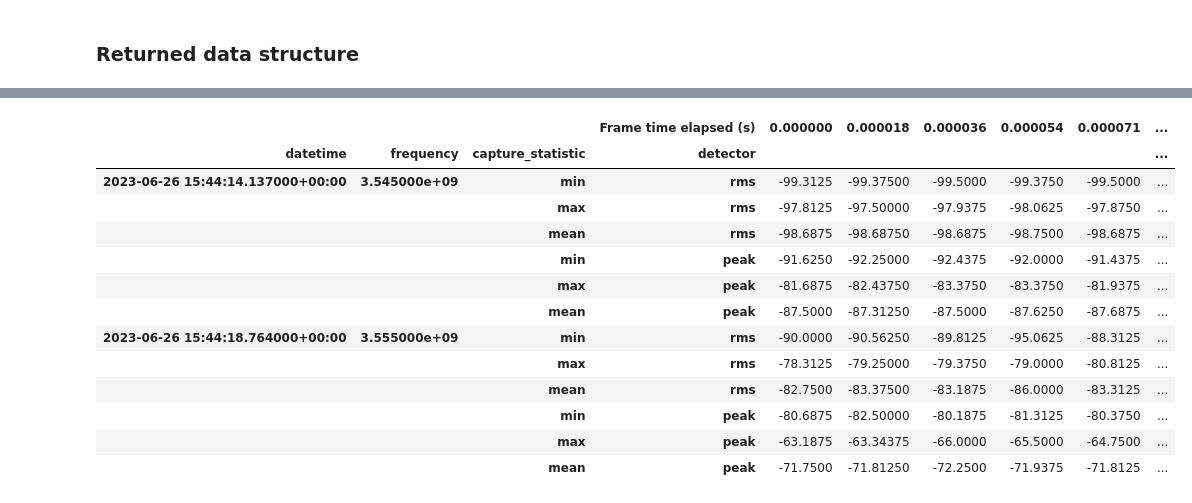
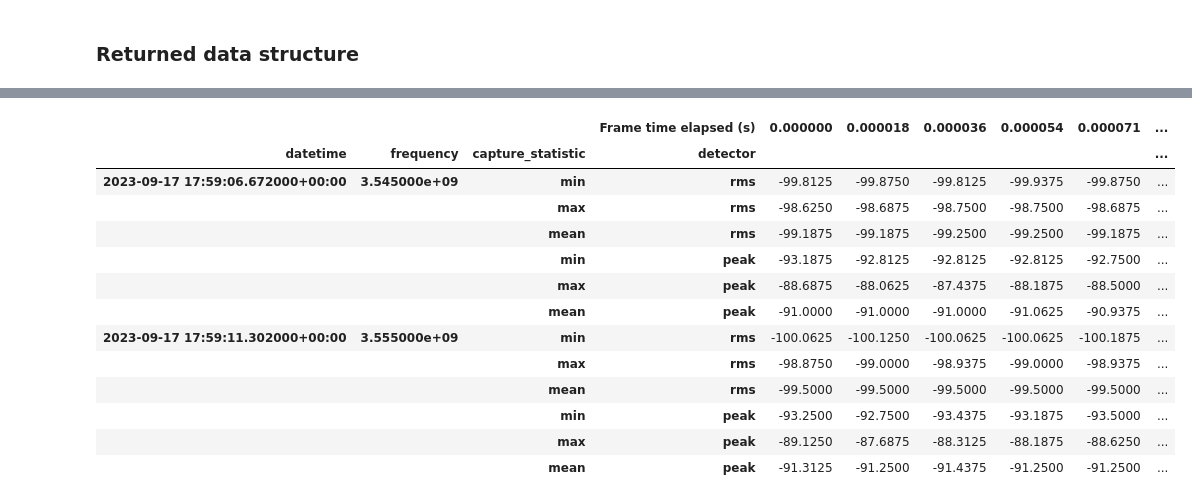
Before and after one commit to usnistgov/nasctn-sea-ingest, a Jupyter notebook: demos/read_seamf.ipynb, the cells around one changed output, grey strips where cells are left out. Drawn from its saved outputs; the diff is of its cells as text; code cells hidden in the pictures.

```diff
--- a/demos/read_seamf.ipynb
+++ b/demos/read_seamf.ipynb
@@ -21,10 +21,11 @@ meta3 = sea_ingest.read_seamf_meta(data_path/'example_v3.sigmf', tz="America/New
 dfs3 = sea_ingest.read_seamf(data_path/'example_v3.sigmf', tz="America/New_York")
 dfs4 = sea_ingest.read_seamf(data_path/'example_v4.sigmf') # timezone can be automatically identified from v4 onward
 dfs5 = sea_ingest.read_seamf(data_path/'example_v5.sigmf')
+dfs6 = sea_ingest.read_seamf(data_path/'example_v6.sigmf')
 
 # # some alternative loading options
-arrs5 = sea_ingest.read_seamf(data_path/'example_v5.sigmf', container_cls=np.ndarray, tz="America/New_York")
-data5, meta5 = sea_ingest.read_seamf(data_path/'example_v5.sigmf', force_loader_cls=bytes, tz="America/New_York")
+arrs6 = sea_ingest.read_seamf(data_path/'example_v6.sigmf', container_cls=np.ndarray, tz="America/Denver")
+data6, meta6 = sea_ingest.read_seamf(data_path/'example_v6.sigmf', force_loader_cls=bytes, tz="America/Denver")
 # %% [markdown]
 ### Index name and order consistency check
 # %%
@@ -212,20 +201,20 @@ from matplotlib import pyplot as plt
 # %%
-dfs5['pfp'].head(12).iloc[:,:6]
+dfs6['pfp'].head(12).iloc[:,:6]
 # %% [output]
 |  |  |  | Frame time elapsed (s) | 0.000000 | 0.000018 | 0.000036 | 0.000054 | 0.000071 | ... |
 | datetime | frequency | capture_statistic | detector |  |  |  |  |  | ... |
-| 2023-06-26 15:44:14.137000+00:00 | 3.545000e+09 | min | rms | -99.3125 | -99.37500 | -99.5000 | -99.3750 | -99.5000 | ... |
-|  |  | max | rms | -97.8125 | -97.50000 | -97.9375 | -98.0625 | -97.8750 | ... |
-|  |  | mean | rms | -98.6875 | -98.68750 | -98.6875 | -98.7500 | -98.6875 | ... |
-|  |  | min | peak | -91.6250 | -92.25000 | -92.4375 | -92.0000 | -91.4375 | ... |
-|  |  | max | peak | -81.6875 | -82.43750 | -83.3750 | -83.3750 | -81.9375 | ... |
-|  |  | mean | peak | -87.5000 | -87.31250 | -87.5000 | -87.6250 | -87.6875 | ... |
-| 2023-06-26 15:44:18.764000+00:00 | 3.555000e+09 | min | rms | -90.0000 | -90.56250 | -89.8125 | -95.0625 | -88.3125 | ... |
-|  |  | max | rms | -78.3125 | -79.25000 | -79.3750 | -79.0000 | -80.8125 | ... |
-|  |  | mean | rms | -82.7500 | -83.37500 | -83.1875 | -86.0000 | -83.3125 | ... |
-|  |  | min | peak | -80.6875 | -82.50000 | -80.1875 | -81.3125 | -80.3750 | ... |
-|  |  | max | peak | -63.1875 | -63.34375 | -66.0000 | -65.5000 | -64.7500 | ... |
-|  |  | mean | peak | -71.7500 | -71.81250 | -72.2500 | -71.9375 | -71.8125 | ... |
+| 2023-09-17 17:59:06.672000+00:00 | 3.545000e+09 | min | rms | -99.8125 | -99.8750 | -99.8125 | -99.9375 | -99.8750 | ... |
+|  |  | max | rms | -98.6250 | -98.6875 | -98.7500 | -98.7500 | -98.6875 | ... |
+|  |  | mean | rms | -99.1875 | -99.1875 | -99.2500 | -99.2500 | -99.1875 | ... |
+|  |  | min | peak | -93.1875 | -92.8125 | -92.8125 | -92.8125 | -92.7500 | ... |
+|  |  | max | peak | -88.6875 | -88.0625 | -87.4375 | -88.1875 | -88.5000 | ... |
+|  |  | mean | peak | -91.0000 | -91.0000 | -91.0000 | -91.0625 | -90.9375 | ... |
+| 2023-09-17 17:59:11.302000+00:00 | 3.555000e+09 | min | rms | -100.0625 | -100.1250 | -100.0625 | -100.0625 | -100.1875 | ... |
+|  |  | max | rms | -98.8750 | -99.0000 | -98.9375 | -99.0000 | -98.9375 | ... |
+|  |  | mean | rms | -99.5000 | -99.5000 | -99.5000 | -99.5000 | -99.5000 | ... |
+|  |  | min | peak | -93.2500 | -92.7500 | -93.4375 | -93.1875 | -93.5000 | ... |
+|  |  | max | peak | -89.1250 | -87.6875 | -88.3125 | -88.1875 | -88.6250 | ... |
+|  |  | mean | peak | -91.3125 | -91.2500 | -91.4375 | -91.2500 | -91.2500 | ... |
 # %%
 fig, ax = plt.subplots()
 (
```
Also changed, not shown: parts of 10 cells of this notebook.
